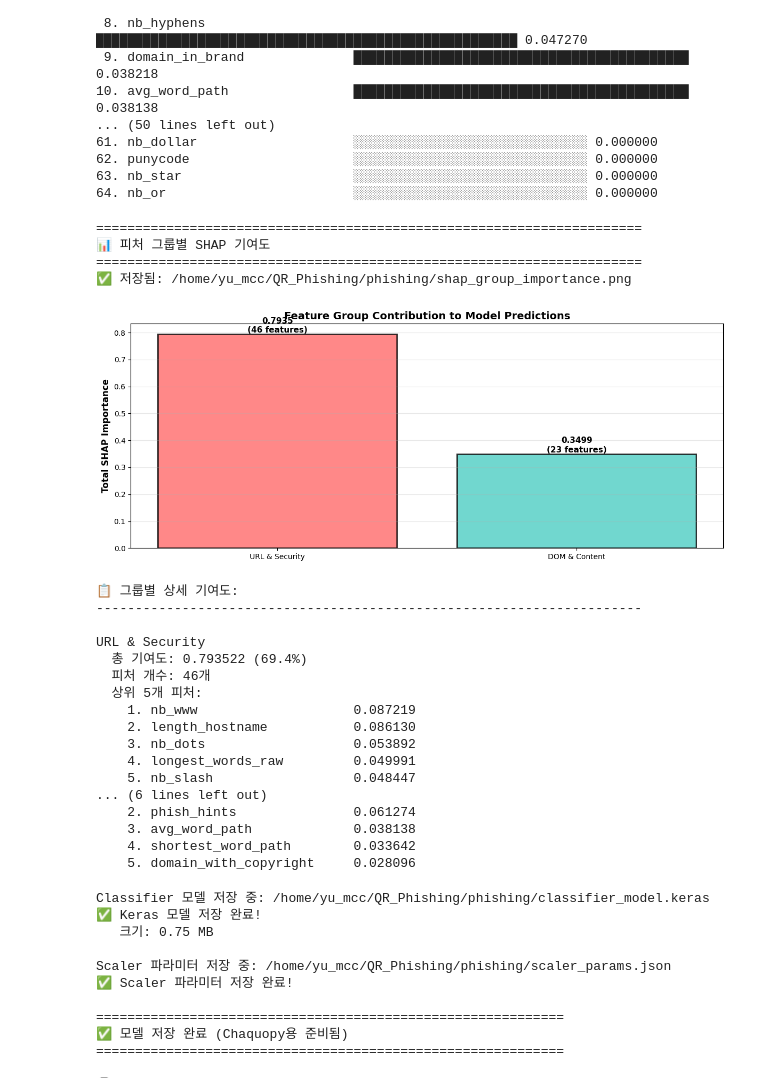
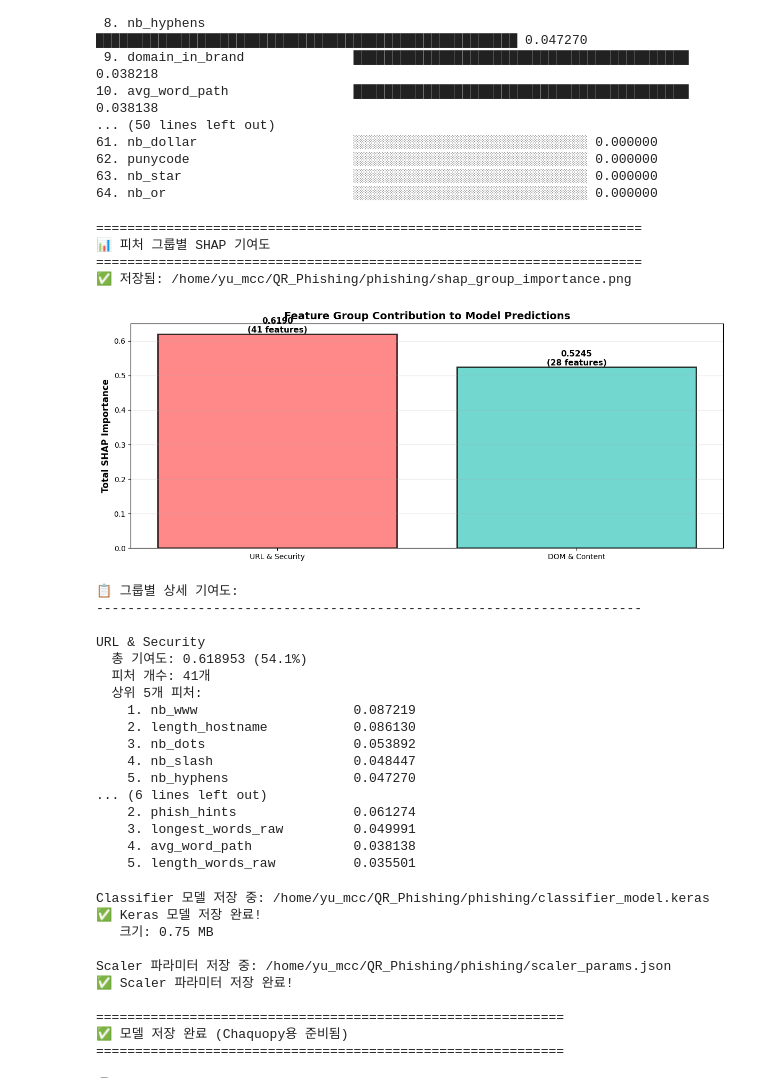
Before and after one commit to Seungminnni/QR_Phishing, a Jupyter notebook: phishing/embedding_model.ipynb, the cells around one changed output. Cells and saved outputs as stored; diff of their text form; code cells hidden in the pictures.

```diff
--- a/phishing/embedding_model.ipynb
+++ b/phishing/embedding_model.ipynb
@@ -1017,26 +1017,21 @@ print("="*70)
 print("📊 피처 그룹별 SHAP 기여도")
 print("="*70)
 
-# 피처 그룹 정의 (영어 버전 - 특수문자 제거)
-# Note: Security group features are actually URL-based, so combined into one category
+# 피처 그룹 정의 (영어 버전 - 특수문자 제거, 모든 64개 피처 포함)
 groups = {
-    'URL & Security': ['length_url', 'length_hostname', 'nb_dots', 'nb_hyphens', 'nb_slash',
-                       'nb_and', 'nb_eq', 'ratio_digits_url', 'ratio_digits_host',
-                       'tld_in_subdomain', 'prefix_suffix', 'shortening_service',
-                       'path_extension', 'length_words_raw', 'char_repeat',
-                       'shortest_words_raw', 'longest_words_raw', 'avg_words_raw',
-                       'nb_underscore', 'nb_percent', 'nb_colon', 'nb_semicolumn', 'nb_space', 'nb_com',
-                       'https_token', 'http_in_path', 'punycode', 'port', 'ip',
-                       'domain_in_brand', 'brand_in_path', 'suspecious_tld', 'statistical_report',
-                       'nb_www', 'nb_qm', 'nb_at', 'nb_dslash', 'tld_in_path', 'abnormal_subdomain',
-                       'nb_subdomains', 'brand_in_subdomain', 'nb_or', 'nb_tilde', 'nb_star', 'nb_comma', 'nb_dollar'],
+    'URL & Security': ['length_url', 'length_hostname', 'ip', 'nb_dots', 'nb_hyphens', 'nb_at', 'nb_qm',
+                       'nb_and', 'nb_or', 'nb_eq', 'nb_underscore', 'nb_tilde', 'nb_percent', 'nb_slash',
+                       'nb_star', 'nb_colon', 'nb_comma', 'nb_semicolumn', 'nb_dollar', 'nb_space', 'nb_www',
+                       'nb_com', 'nb_dslash', 'http_in_path', 'https_token', 'ratio_digits_url', 'ratio_digits_host',
+                       'punycode', 'port', 'tld_in_path', 'tld_in_subdomain', 'abnormal_subdomain', 'nb_subdomains',
+                       'prefix_suffix', 'shortening_service', 'path_extension', 'domain_in_brand', 'brand_in_subdomain',
+                       'brand_in_path', 'suspecious_tld', 'statistical_report'],
 
-    'DOM & Content': ['nb_hyperlinks', 'ratio_intHyperlinks', 'ratio_extHyperlinks',
-                      'ratio_nullHyperlinks', 'nb_extCSS', 'login_form',
-                      'external_favicon', 'submit_email', 'sfh', 'iframe', 'popup_window',
-                      'shortest_word_host', 'shortest_word_path', 'longest_word_host',
-                      'longest_word_path', 'avg_word_host', 'avg_word_path', 'phish_hints',
-                      'onmouseover', 'right_clic', 'empty_title', 'domain_in_title', 'domain_with_copyright']
+    'DOM & Content': ['length_words_raw', 'char_repeat', 'shortest_words_raw', 'shortest_word_host', 'shortest_word_path',
+                      'longest_words_raw', 'longest_word_host', 'longest_word_path', 'avg_words_raw', 'avg_word_host',
+                      'avg_word_path', 'phish_hints', 'nb_hyperlinks', 'ratio_intHyperlinks', 'ratio_extHyperlinks',
+                      'ratio_nullHyperlinks', 'nb_extCSS', 'login_form', 'submit_email', 'sfh', 'iframe', 'popup_window',
+                      'onmouseover', 'right_clic', 'empty_title', 'domain_in_title', 'domain_with_copyright', 'external_favicon']
 }
 
 group_importance = {}
@@ -1066,51 +1061,51 @@ ax.grid(axis='y', alpha=0.3)
 for bar, total, count in zip(bars, group_totals, group_counts):
     height = bar.get_height()
     ax.text(bar.get_x() + bar.get_width()/2., height,
             f'{total:.4f}\n({count} features)',
             ha='center', va='bottom', fontsize=11, fontweight='bold')
 
 plt.tight_layout()
 plt.savefig(os.path.join(OUTPUT_DIR, 'shap_group_importance.png'), dpi=200, bbox_inches='tight')
 print(f"✅ 저장됨: {os.path.join(OUTPUT_DIR, 'shap_group_importance.png')}")
 plt.show()
 
 # 그룹별 상세 정보
 print("\n📋 그룹별 상세 기여도:")
 print("-"*70)
 total_importance = importance_df['importance'].sum()
 
 for group_name in group_names:
     info = group_importance[group_name]
     percentage = (info['total'] / total_importance) * 100
     print(f"\n{group_name}")
     print(f"  총 기여도: {info['total']:.6f} ({percentage:.1f}%)")
     print(f"  피처 개수: {info['features']}개")
     print(f"  상위 5개 피처:")
     for rank, (_, row) in enumerate(info['dataframe'].nlargest(5, 'importance').iterrows(), 1):
         print(f"    {rank}. {row['feature']:<25} {row['importance']:.6f}")
 # %% [output]
 ======================================================================
 📊 피처 그룹별 SHAP 기여도
 ======================================================================
 ✅ 저장됨: /home/yu_mcc/QR_Phishing/phishing/shap_group_importance.png
-[figure, old version]
+[figure, new version]
 📋 그룹별 상세 기여도:
 ----------------------------------------------------------------------
 
 URL & Security
-  총 기여도: 0.793522 (69.4%)
-  피처 개수: 46개
+  총 기여도: 0.618953 (54.1%)
+  피처 개수: 41개
   상위 5개 피처:
     1. nb_www                    0.087219
     2. length_hostname           0.086130
     3. nb_dots                   0.053892
-    4. longest_words_raw         0.049991
-    5. nb_slash                  0.048447
+    4. nb_slash                  0.048447
+    5. nb_hyphens                0.047270
 ... (6 lines left out)
     2. phish_hints               0.061274
-    3. avg_word_path             0.038138
-    4. shortest_word_path        0.033642
-    5. domain_with_copyright     0.028096
+    3. longest_words_raw         0.049991
+    4. avg_word_path             0.038138
+    5. length_words_raw          0.035501
 # %%
 # ===== 13) 모델 저장 (Keras 모델 + Scaler) =====
 # ⭐ Chaquopy를 사용하여 코틀린에서 직접 케라스 모델 로드
```
Also changed, not shown: 1 other file.
